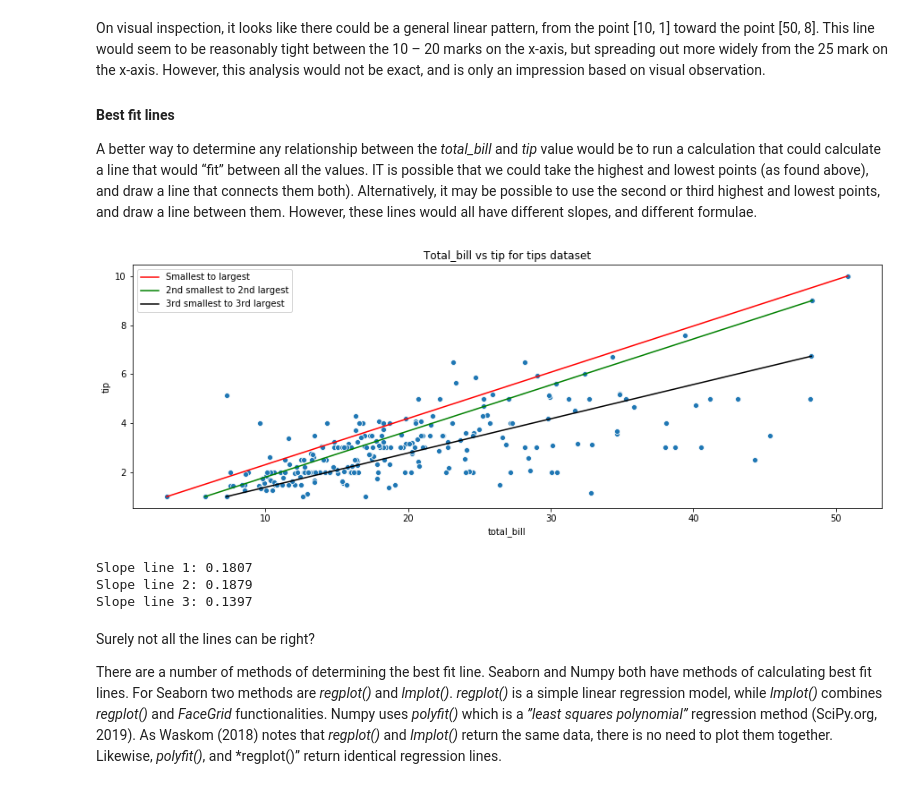
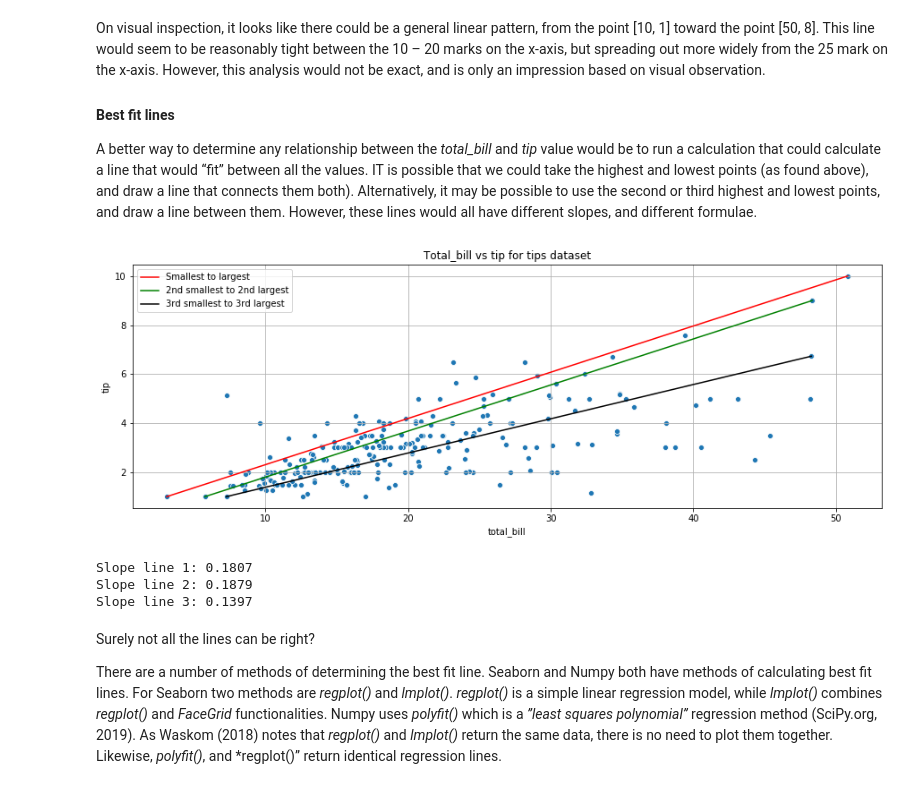
Before and after one commit to Clauric/FoDA-Assessment, a Jupyter notebook: Tips dataset review.ipynb, the cells around one changed output. Saved outputs shown, nothing was run; the diff lists cells and outputs as text; code cells hidden in the pictures.

```diff
--- a/Tips dataset review.ipynb
+++ b/Tips dataset review.ipynb
@@ -559,29 +561,30 @@ A better way to determine any relationship between the *total_bill* and *tip* va
 # %%
 # Various best fit plot lines and slopes
 
 # Create scatter plot diagram
 sns.scatterplot(x="total_bill", y="tip", data=regression_ds)
 
 # Draw lines connecting smallest and largest total-bill values
 plt.plot([50.81, 3.07], [10.00, 1.00], "r-", label = "Smallest to largest")
 plt.plot([48.33, 5.75], [9.00, 1.00], "g-", label = "2nd smallest to 2nd largest")
 plt.plot([48.27, 7.25], [6.73, 1.00], "k-", label = "3rd smallest to 3rd largest")
 
-# Show title, legend, and plot
+# Show title gridlines, legend, title, and show plot
+plt.grid(axis="both")
 plt.title("Total_bill vs tip for tips dataset")
 plt.legend()
 plt.show()
 
 # Calculate slopes of lines
 slope_1 = (1 - 10) / (1 - 50.81)
 slope_2 = (1 - 9) / (5.75 - 48.33)
 slope_3 = (1 - 6.73) / (7.25 - 48.27)
 
 print("Slope line 1: %1.4f" % slope_1)
 print("Slope line 2: %1.4f" % slope_2)
 print("Slope line 3: %1.4f" % slope_3)
 # %% [output]
-[figure, old version]
+[figure, new version]
 Slope line 1: 0.1807
 Slope line 2: 0.1879
 Slope line 3: 0.1397
```
Also changed, not shown: parts of 14 cells of this notebook, 1 other file.
